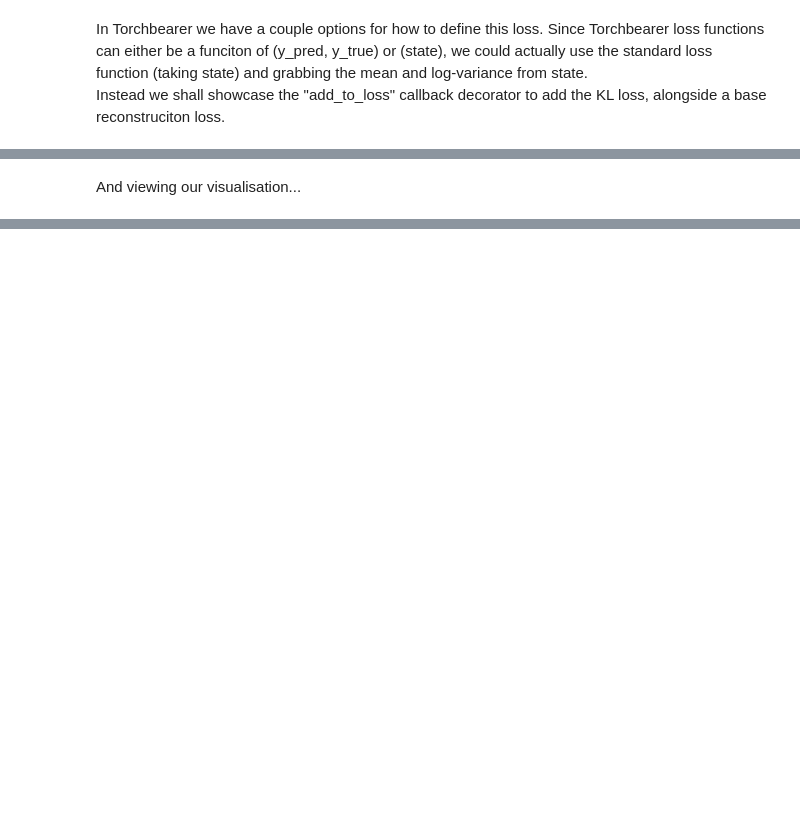
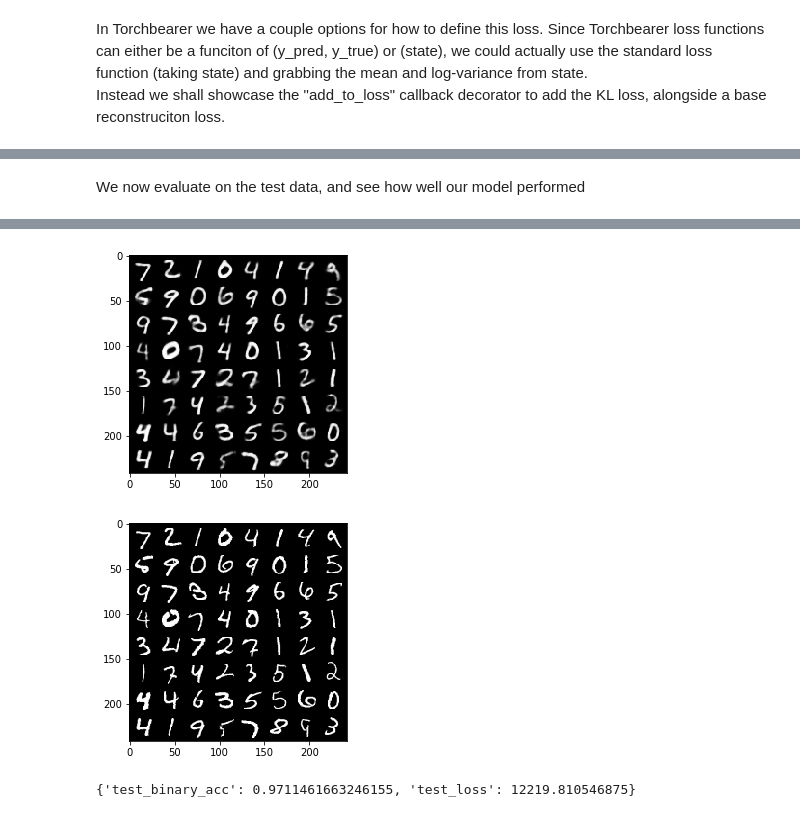
Before and after one commit to pytorchbearer/torchbearer, a Jupyter notebook: docs/_static/notebooks/vae.ipynb, the cells around one changed output, grey strips where cells are left out. Saved outputs shown, nothing was run; the diff lists cells and outputs as text; code cells hidden in the pictures; blank space fills up the shorter version.

```diff
--- a/docs/_static/notebooks/vae.ipynb
+++ b/docs/_static/notebooks/vae.ipynb
@@ -32,4 +29,7 @@ First the standard PyTorch VAE.
 # %%
+import torch.nn as nn
+import torch.nn.functional as F
+
 class VAE(nn.Module):
     def __init__(self):
         super(VAE, self).__init__()
@@ -54,7 +54,7 @@ class VAE(nn.Module):
 
     def decode(self, z):
         h3 = F.relu(self.fc3(z))
-        return torch.sigmoid(self.fc4(h3))
+        return torch.sigmoid(self.fc4(h3)).view(-1, 1, 28, 28)
 
     def forward(self, x):
         mu, logvar = self.encode(x.view(-1, 784))
@@ -80,6 +84,6 @@ Lets know look at loss functions for these models. First we see the standard VAE
 # %%
 def binary_cross_entropy(y_pred, y_true):
-    BCE = F.binary_cross_entropy(y_pred, y_true, reduction='sum')
+    BCE = F.binary_cross_entropy(y_pred.view(-1, 784), y_true.view(-1, 784), reduction='sum')
     return BCE
 
 def kld(mu, logvar):
@@ -168 +166,9 @@ def save_reconstruction_callback(num_images=8, folder='results/'):
+# %%
+from torchbearer.callbacks import imaging
+
+targets = imaging.MakeGrid(torchbearer.TARGET, num_images=64, nrow=8)
+targets = targets.on_test().to_pyplot().to_file('targets.png')
+
+predictions = imaging.MakeGrid(torchbearer.PREDICTION, num_images=64, nrow=8)
+predictions = predictions.on_test().to_pyplot().to_file('predictions.png')
 # %% [markdown]
@@ -173,11 +180,14 @@ Now lets train the model. We shall skip training the standard PyTorch model sinc
 # %%
+import torch.optim as optim
+from torchbearer import Trial
+
+device = 'cuda' if torch.cuda.is_available() else 'cpu'
+
 model = TorchbearerVAE()
 optimizer = optim.Adam(filter(lambda p: p.requires_grad, model.parameters()), lr=0.001)
 loss = binary_cross_entropy
 
-from torchbearer import Trial
-
-torchbearer_trial = Trial(model, optimizer, main_loss, metrics=['acc', 'loss'],
-                          callbacks=[add_kld_loss_callback, save_reconstruction_callback()]).to('cuda')
-torchbearer_trial.with_generators(train_generator=traingen, val_generator=valgen)
-_ = torchbearer_trial.run(epochs=10)
+trial = Trial(model, optimizer, main_loss, metrics=['acc', 'loss'],
+                          callbacks=[add_kld_loss_callback, predictions, targets]).to(device)
+trial.with_generators(train_generator=traingen, val_generator=valgen, test_generator=testgen)
+_ = trial.run(epochs=10, verbose=1)
@@ -184,2 +195,0 @@ _ = torchbearer_trial.run(epochs=10)
-# %% [markdown]
-And viewing our visualisation...
@@ -188,0 +196,5 @@ Image('results/reconstruction_9.png')
+# %% [markdown]
+We now evaluate on the test data, and see how well our model performed
+# %%
+trial.evaluate(data_key=torchbearer.TEST_DATA)
+# %% [output]
@@ -188,0 +202,3 @@ Image('results/reconstruction_9.png')
+[figure, added]
+[figure, added]
+{'test_binary_acc': 0.9711461663246155, 'test_loss': 12219.810546875}
```
Also changed, not shown: parts of 15 cells of this notebook.
